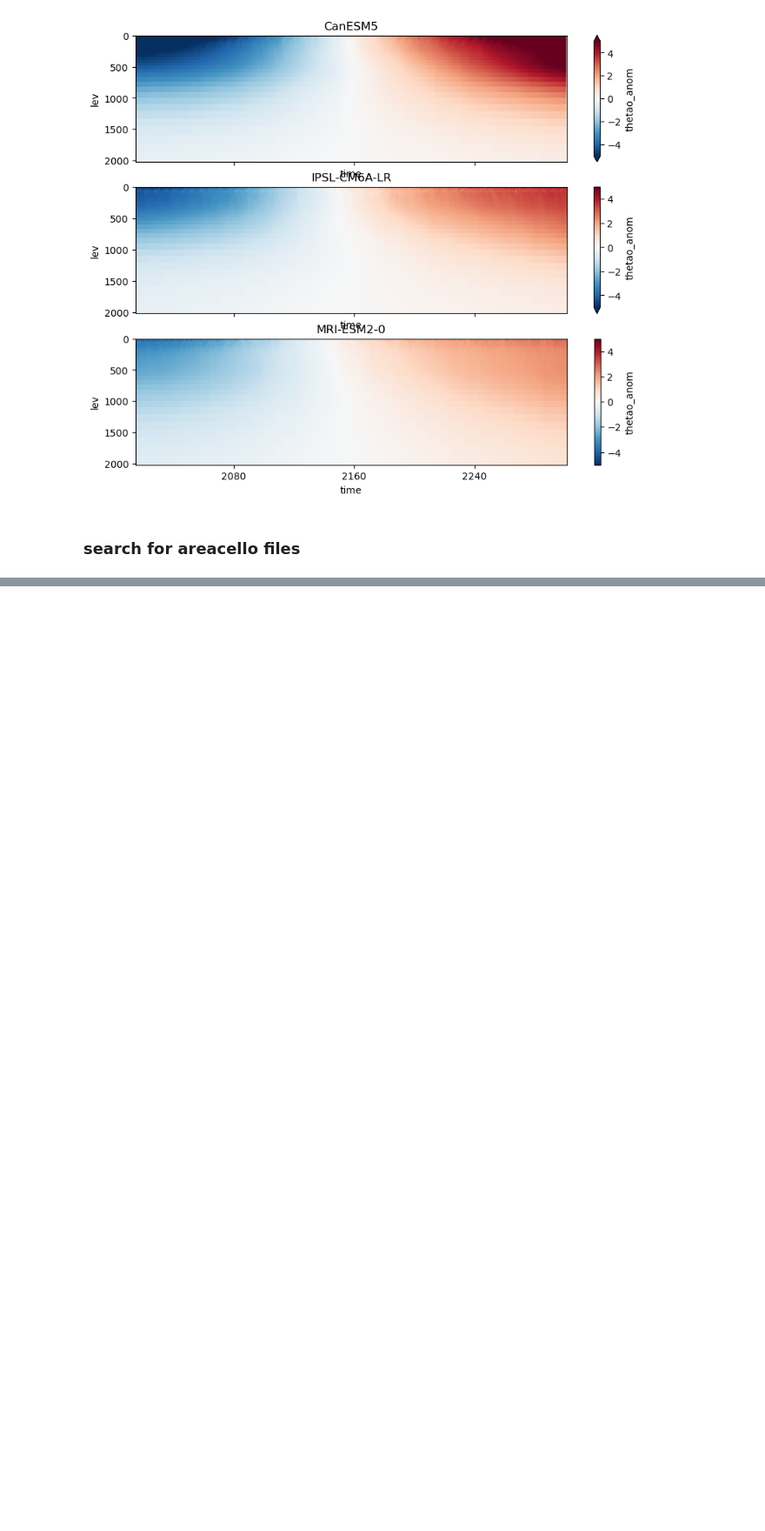
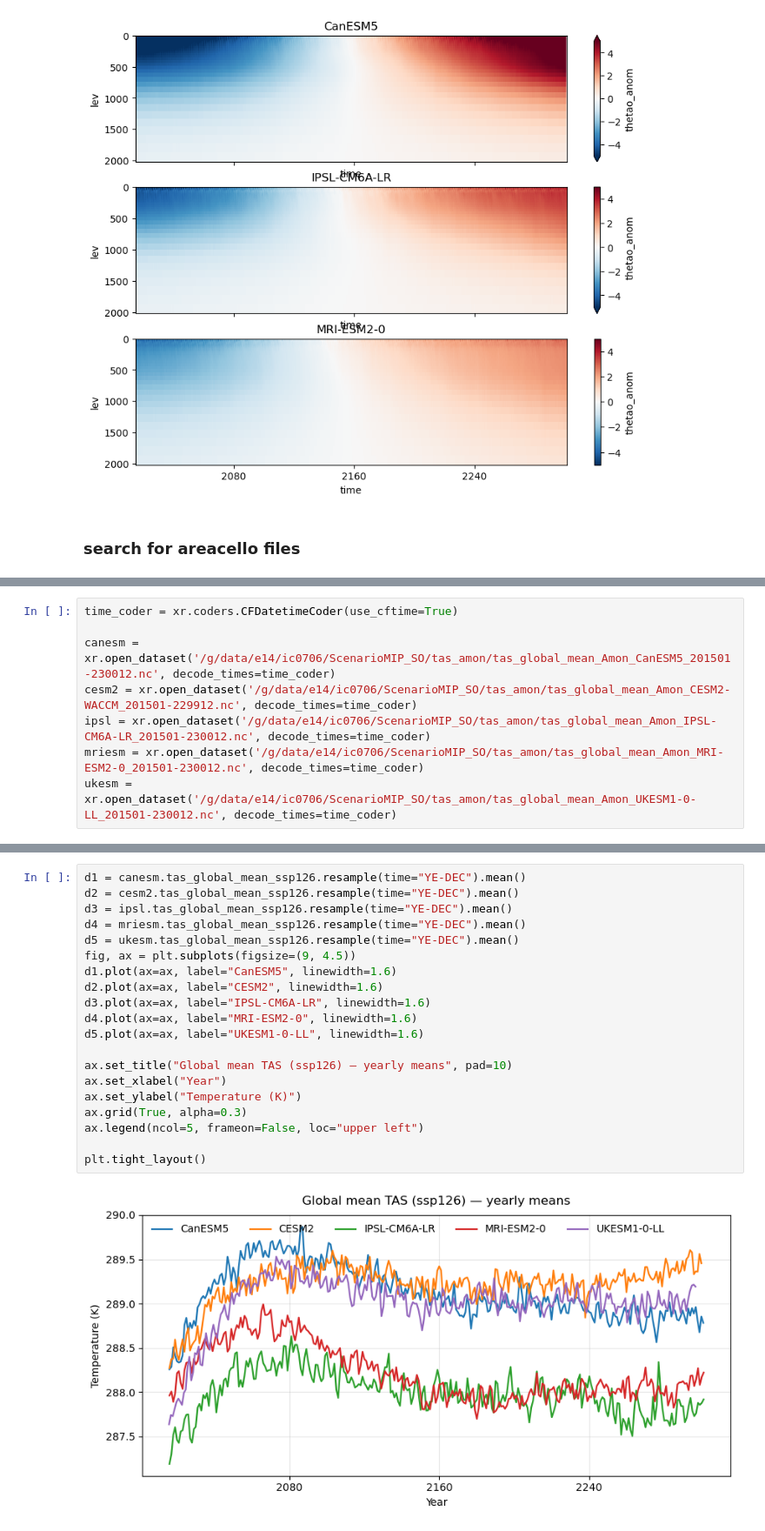
Before and after one commit to Isabela-conde/CMIP-utils, a Jupyter notebook: collate_process_ScenarioMIP.ipynb, the cells around one changed output, grey strips where cells are left out. Shown at 87% size. Saved outputs shown, nothing was run; the diff lists cells and outputs as text; blank space fills up the shorter version.

```diff
--- a/collate_process_ScenarioMIP.ipynb
+++ b/collate_process_ScenarioMIP.ipynb
@@ -926,0 +1067,8 @@ Found 3 file(s).
+# %%
+time_coder = xr.coders.CFDatetimeCoder(use_cftime=True)
+
+canesm = xr.open_dataset('/g/data/e14/ic0706/ScenarioMIP_SO/tas_amon/tas_global_mean_Amon_CanESM5_201501-230012.nc', decode_times=time_coder)
+cesm2 = xr.open_dataset('/g/data/e14/ic0706/ScenarioMIP_SO/tas_amon/tas_global_mean_Amon_CESM2-WACCM_201501-229912.nc', decode_times=time_coder)
+ipsl = xr.open_dataset('/g/data/e14/ic0706/ScenarioMIP_SO/tas_amon/tas_global_mean_Amon_IPSL-CM6A-LR_201501-230012.nc', decode_times=time_coder)
+mriesm = xr.open_dataset('/g/data/e14/ic0706/ScenarioMIP_SO/tas_amon/tas_global_mean_Amon_MRI-ESM2-0_201501-230012.nc', decode_times=time_coder)
+ukesm = xr.open_dataset('/g/data/e14/ic0706/ScenarioMIP_SO/tas_amon/tas_global_mean_Amon_UKESM1-0-LL_201501-230012.nc', decode_times=time_coder)
@@ -926,0 +1083,22 @@ Found 3 file(s).
+# %%
+d1 = canesm.tas_global_mean_ssp126.resample(time="YE-DEC").mean()
+d2 = cesm2.tas_global_mean_ssp126.resample(time="YE-DEC").mean()
+d3 = ipsl.tas_global_mean_ssp126.resample(time="YE-DEC").mean()
+d4 = mriesm.tas_global_mean_ssp126.resample(time="YE-DEC").mean()
+d5 = ukesm.tas_global_mean_ssp126.resample(time="YE-DEC").mean()
+fig, ax = plt.subplots(figsize=(9, 4.5))
+d1.plot(ax=ax, label="CanESM5", linewidth=1.6)
+d2.plot(ax=ax, label="CESM2", linewidth=1.6)
+d3.plot(ax=ax, label="IPSL-CM6A-LR", linewidth=1.6)
+d4.plot(ax=ax, label="MRI-ESM2-0", linewidth=1.6)
+d5.plot(ax=ax, label="UKESM1-0-LL", linewidth=1.6)
+
+ax.set_title("Global mean TAS (ssp126) — yearly means", pad=10)
+ax.set_xlabel("Year")
+ax.set_ylabel("Temperature (K)")
+ax.grid(True, alpha=0.3)
+ax.legend(ncol=5, frameon=False, loc="upper left")
+
+plt.tight_layout()
+# %% [output]
+[figure, added]
```
Also changed, not shown: parts of 24 cells of this notebook.
